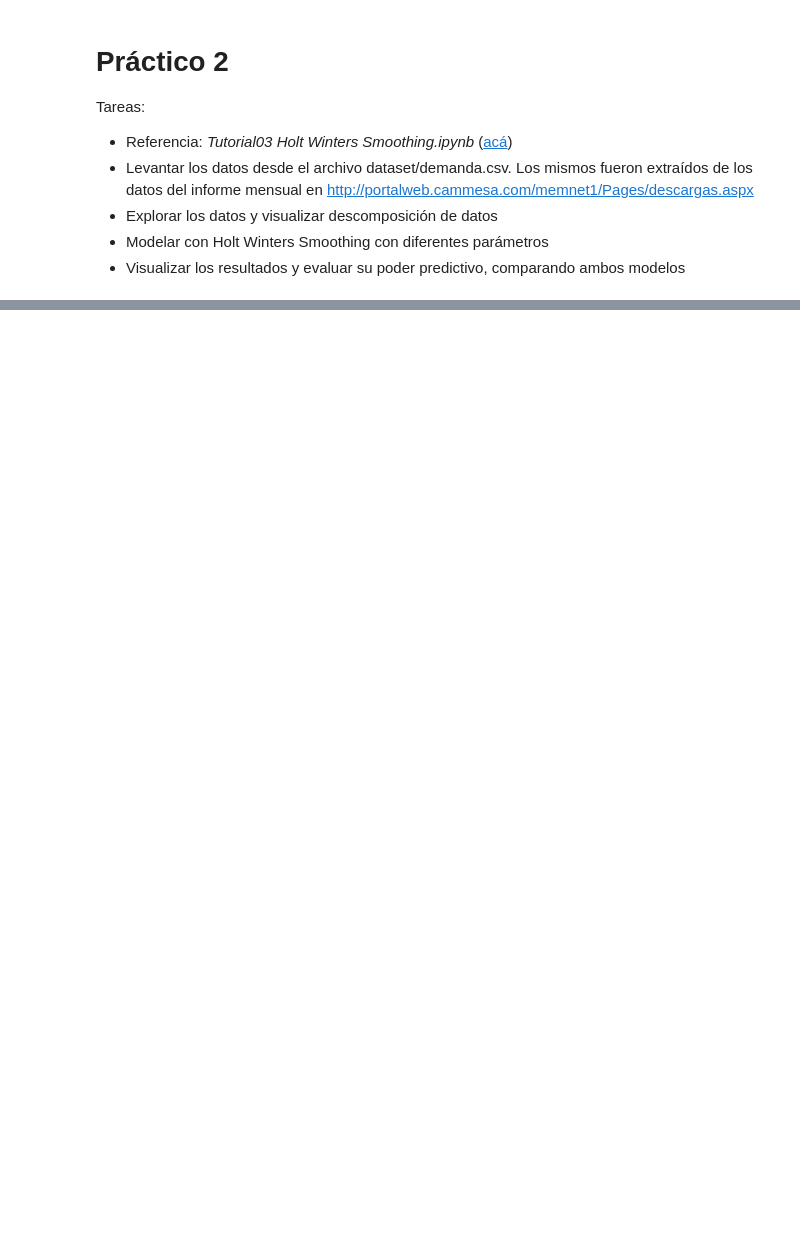
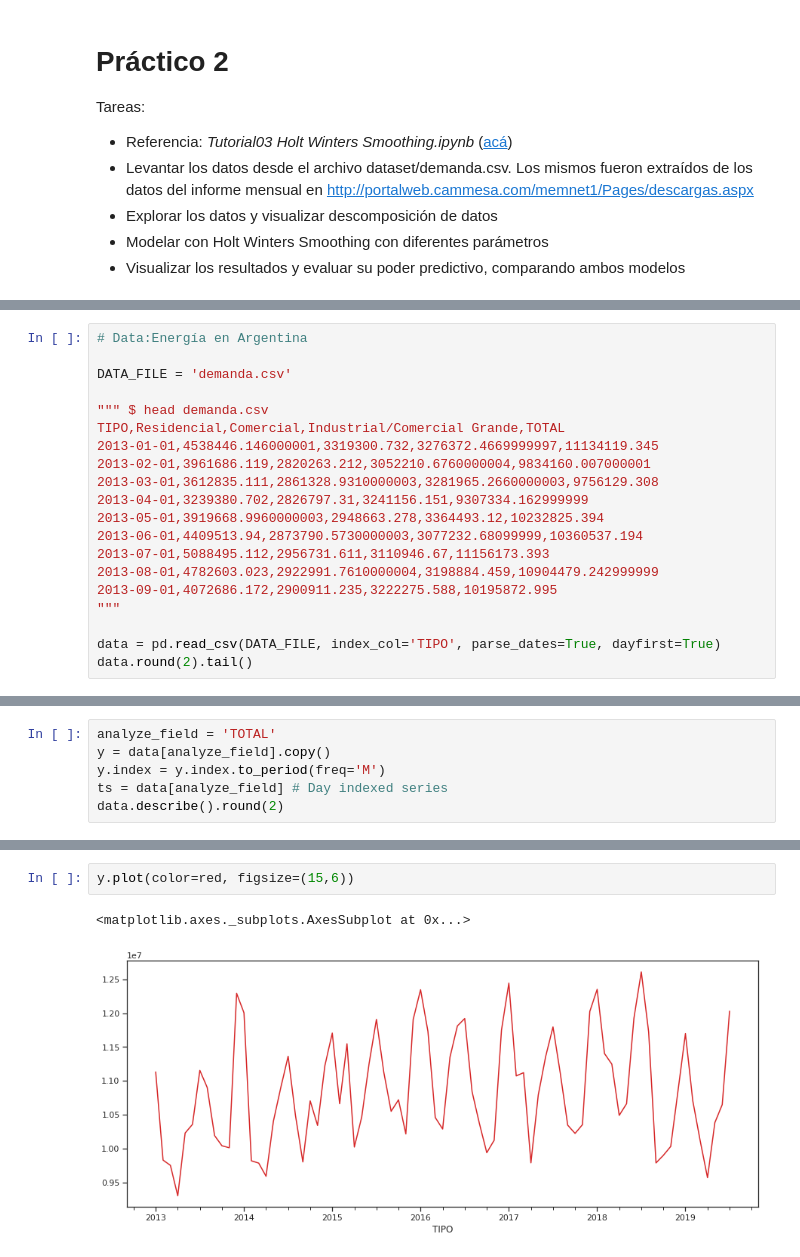
Before and after one commit to avdata99/diplo-datos-optativa-analisis-de-series-temporales, a Jupyter notebook: practico2/Practico 2 - Series temporales.ipynb, the cells around one changed output, grey strips where cells are left out. Saved outputs shown, nothing was run; the diff lists cells and outputs as text; blank space fills up the shorter version.

```diff
--- a/practico2/Practico 2 - Series temporales.ipynb
+++ b/practico2/Practico 2 - Series temporales.ipynb
@@ -407,0 +37,20 @@ plot[-(w+h):].plot();#figsize=(9,6))
+# %%
+# Data:Energía en Argentina
+
+DATA_FILE = 'demanda.csv'
+
+""" $ head demanda.csv
+TIPO,Residencial,Comercial,Industrial/Comercial Grande,TOTAL
+2013-01-01,4538446.146000001,3319300.732,3276372.4669999997,11134119.345
+2013-02-01,3961686.119,2820263.212,3052210.6760000004,9834160.007000001
+2013-03-01,3612835.111,2861328.9310000003,3281965.2660000003,9756129.308
+2013-04-01,3239380.702,2826797.31,3241156.151,9307334.162999999
+2013-05-01,3919668.9960000003,2948663.278,3364493.12,10232825.394
+2013-06-01,4409513.94,2873790.5730000003,3077232.68099999,10360537.194
+2013-07-01,5088495.112,2956731.611,3110946.67,11156173.393
+2013-08-01,4782603.023,2922991.7610000004,3198884.459,10904479.242999999
+2013-09-01,4072686.172,2900911.235,3222275.588,10195872.995
+"""
+
+data = pd.read_csv(DATA_FILE, index_col='TIPO', parse_dates=True, dayfirst=True)
+data.round(2).tail()
@@ -407,0 +65,6 @@ plot[-(w+h):].plot();#figsize=(9,6))
+# %%
+analyze_field = 'TOTAL'
+y = data[analyze_field].copy()
+y.index = y.index.to_period(freq='M')
+ts = data[analyze_field] # Day indexed series
+data.describe().round(2)
@@ -407,0 +81,5 @@ plot[-(w+h):].plot();#figsize=(9,6))
+# %%
+y.plot(color=red, figsize=(15,6))
+# %% [output]
+<matplotlib.axes._subplots.AxesSubplot at 0x...>
+[figure, added]
```
Also changed, not shown: parts of 27 cells of this notebook, 4 other files.
